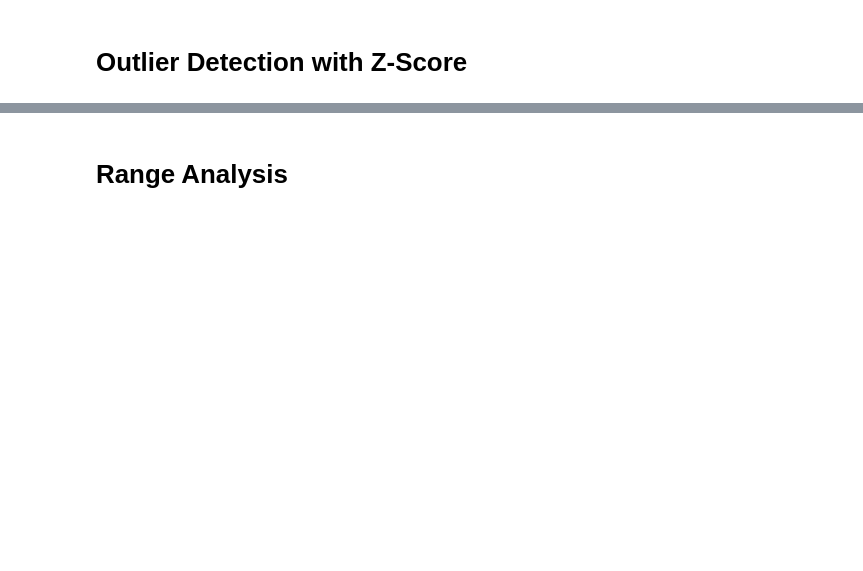
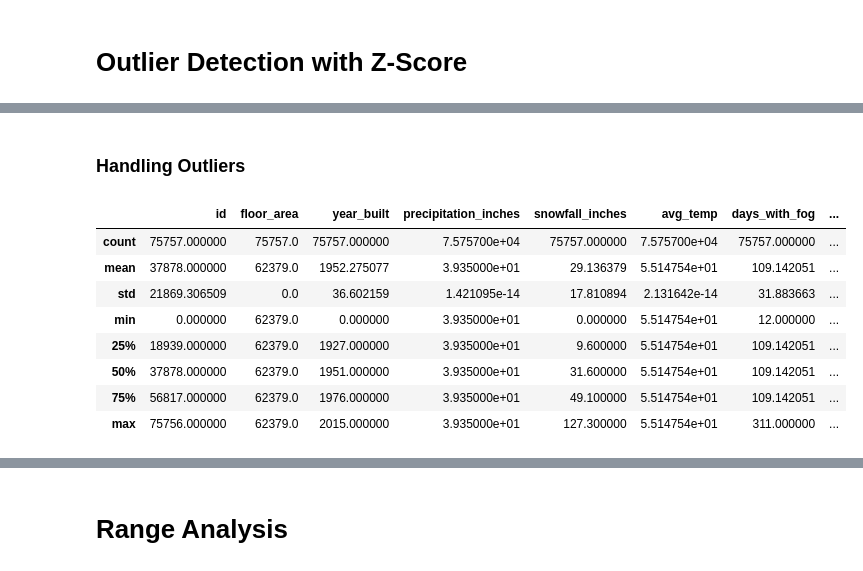
Before and after one commit to efazHossain/DATA-3421, a Jupyter notebook: Homeworks/Efaz_HW2/Efaz_HW2.ipynb, the cells around one changed output, grey strips where cells are left out. Cells and saved outputs as stored; diff of their text form; code cells hidden in the pictures; blank space fills up the shorter version.

```diff
--- a/Homeworks/Efaz_HW2/Efaz_HW2.ipynb
+++ b/Homeworks/Efaz_HW2/Efaz_HW2.ipynb
@@ -160,0 +311,2 @@ for col in c_df.select_dtypes(include=['number']).columns:
+# %% [markdown]
+### Handling Outliers
@@ -160,0 +349,12 @@ for col in c_df.select_dtypes(include=['number']).columns:
+# %%
+c_df.describe()
+# %% [output]
+|  | id | floor_area | year_built | precipitation_inches | snowfall_inches | avg_temp | days_with_fog | ... |
+| count | 75757.000000 | 75757.0 | 75757.000000 | 7.575700e+04 | 75757.000000 | 7.575700e+04 | 75757.000000 | ... |
+| mean | 37878.000000 | 62379.0 | 1952.275077 | 3.935000e+01 | 29.136379 | 5.514754e+01 | 109.142051 | ... |
+| std | 21869.306509 | 0.0 | 36.602159 | 1.421095e-14 | 17.810894 | 2.131642e-14 | 31.883663 | ... |
+| min | 0.000000 | 62379.0 | 0.000000 | 3.935000e+01 | 0.000000 | 5.514754e+01 | 12.000000 | ... |
+| 25% | 18939.000000 | 62379.0 | 1927.000000 | 3.935000e+01 | 9.600000 | 5.514754e+01 | 109.142051 | ... |
+| 50% | 37878.000000 | 62379.0 | 1951.000000 | 3.935000e+01 | 31.600000 | 5.514754e+01 | 109.142051 | ... |
+| 75% | 56817.000000 | 62379.0 | 1976.000000 | 3.935000e+01 | 49.100000 | 5.514754e+01 | 109.142051 | ... |
+| max | 75756.000000 | 62379.0 | 2015.000000 | 3.935000e+01 | 127.300000 | 5.514754e+01 | 311.000000 | ... |
```
Also changed, not shown: parts of 30 cells of this notebook.
